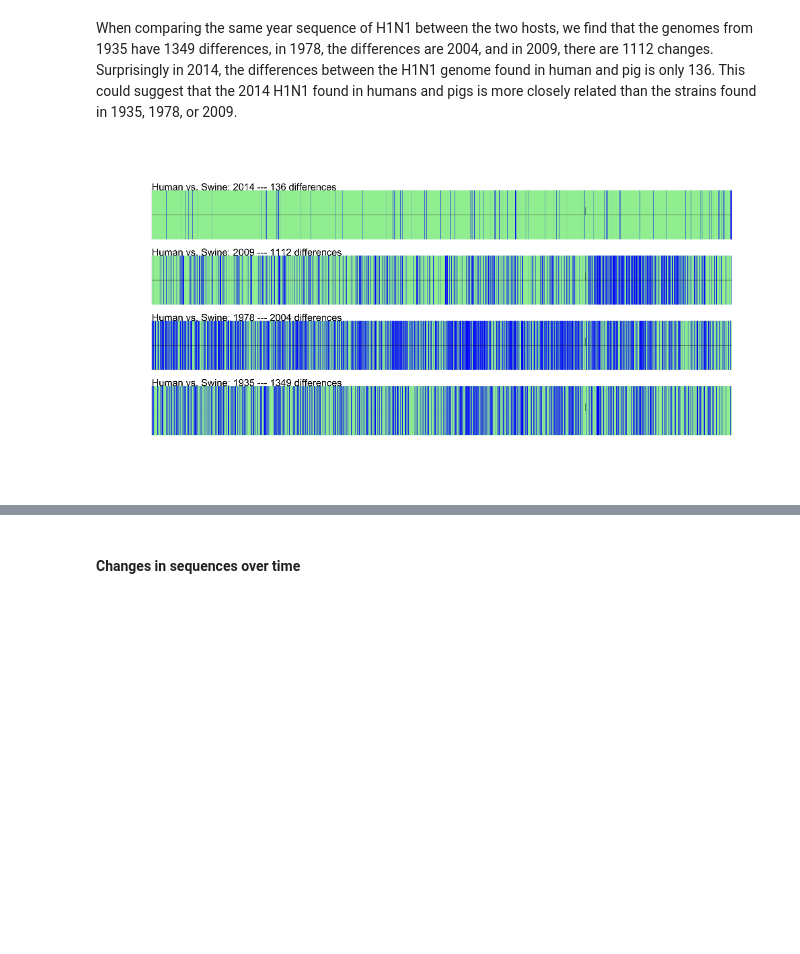
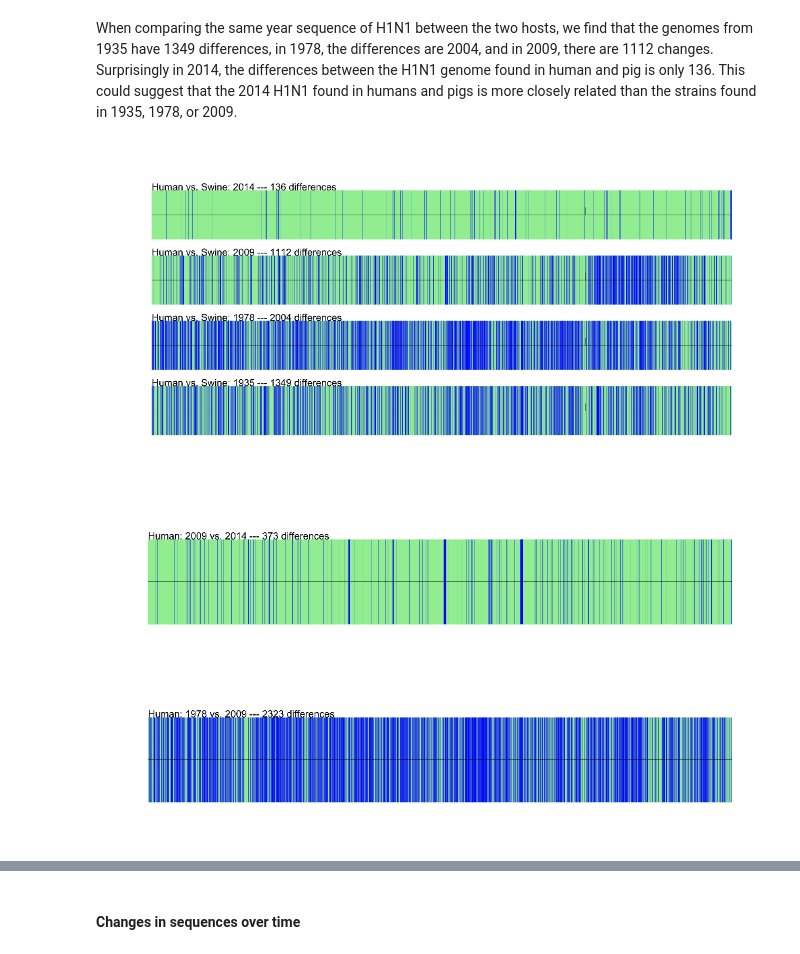
Before and after one commit to drcgw/IPython-Big-Data, a Jupyter notebook: Project-1-Sequencing/Master Notebook/Master notebook H1N1 project.ipynb, the cells around one changed output, grey strips where cells are left out. Drawn from its saved outputs; the diff is of its cells as text; code cells hidden in the pictures; blank space fills up the shorter version.

Commit message:
Added comparisons between adjacent years

```diff
--- a/Project-1-Sequencing/Master Notebook/Master notebook H1N1 project.ipynb
+++ b/Project-1-Sequencing/Master Notebook/Master notebook H1N1 project.ipynb
@@ -233,10 +228,62 @@ hs_tracks_im = mpimg.imread('hs_tracks.png');
 #### H1N1 sequence comparison between hosts from the same year
 # %% [markdown]
 When comparing the same year sequence of H1N1 between the two hosts, we find that the genomes from 1935 have 1349 differences, in 1978, the differences are 2004, and in 2009, there are 1112 changes. Surprisingly in 2014, the differences between the H1N1 genome found in human and pig is only 136. This could suggest that the 2014 H1N1 found in humans and pigs is more closely related than the strains found in 1935, 1978, or 2009.
-# %%
-fig_hs = plt.figure(figsize=(14,7),dpi=600)
-ax_hs = fig_hs.add_axes([0.025,0.025,0.95,0.95],frameon=False)
-plt.axis('off')
-plt.imshow(hs_tracks_im);
-# %% [output]
-[figure, removed]
+# %%
+fig_hs = plt.figure(figsize=(14,7),dpi=600)
+ax_hs = fig_hs.add_axes([0.025,0.025,0.95,0.95],frameon=False)
+plt.axis('off')
+plt.imshow(hs_tracks_im);
+
+#Comparison of human 2009 and 2014
+h_2009_2014_track = GenomeDiagram.Diagram('Human 2009 vs. 2014 H1N1 Track Plot')
+
+h_2009_2014_features = h_2009_2014_track.new_track(1, greytrack=False)
+h_2009_2014_feature_set = h_2009_2014_features.new_set()
+
+#Background green to show similarities
+h_2009_2014_feature_set.add_feature(SeqFeature(FeatureLocation(0,13378)),
+                                   name = 'Human: 2009 vs. 2014 --- %i differences'%len(diffs['h_2009_2014']),
+                                   label=True, label_angle=0);
+#Add blue to show differences
+for i in range(len(diffs['h_2009_2014'])):
+    feature = SeqFeature(FeatureLocation(diffs['h_2009_2014'][i],diffs['h_2009_2014'][i]))
+    h_2009_2014_feature_set.add_feature(feature, color=colors.blue)
+
+h_2009_2014_track.draw(format='linear', pagesize=(14*cm,3*cm), fragments=1,
+         start=0, end=13378)
+h_2009_2014_track.write('h_2009_2014_track.png', 'png', dpi=600)
+h_2009_2014_track_im = mpimg.imread('h_2009_2014_track.png');
+
+fig_h_2009_2014 = plt.figure(figsize=(14,7),dpi=600)
+ax_h_2009_2014 = fig_h_2009_2014.add_axes([0.025,0.025,0.95,0.95],frameon=False)
+plt.axis('off')
+plt.imshow(h_2009_2014_track_im);
+
+#Comparison of human 1978 and 2009
+h_1978_2009_track = GenomeDiagram.Diagram('Human 1978 vs. 2009 H1N1 Track Plot')
+
+h_1978_2009_features = h_1978_2009_track.new_track(1, greytrack=False)
+h_1978_2009_feature_set = h_1978_2009_features.new_set()
+
+#Background green to show similarities
+h_1978_2009_feature_set.add_feature(SeqFeature(FeatureLocation(0,13378)),
+                                   name = 'Human: 1978 vs. 2009 --- %i differences'%len(diffs['h_1978_2009']),
+                                   label=True, label_angle=0);
+#Add blue to show differences
+for i in range(len(diffs['h_1978_2009'])):
+    feature = SeqFeature(FeatureLocation(diffs['h_1978_2009'][i],diffs['h_1978_2009'][i]))
+    h_1978_2009_feature_set.add_feature(feature, color=colors.blue)
+
+h_1978_2009_track.draw(format='linear', pagesize=(14*cm,3*cm), fragments=1,
+         start=0, end=13378)
+h_1978_2009_track.write('h_1978_2009_track.png', 'png', dpi=600)
+h_1978_2009_track_im = mpimg.imread('h_1978_2009_track.png');
+
+fig_h_1978_2009 = plt.figure(figsize=(14,7),dpi=600)
+ax_h_1978_2009 = fig_h_1978_2009.add_axes([0.025,0.025,0.95,0.95],frameon=False)
+plt.axis('off')
+plt.imshow(h_1978_2009_track_im);
+# %% [output]
+[figure, added]
+[figure, added]
+[figure, added]
```
Also changed, not shown: parts of 2 cells of this notebook, 4 other files.
